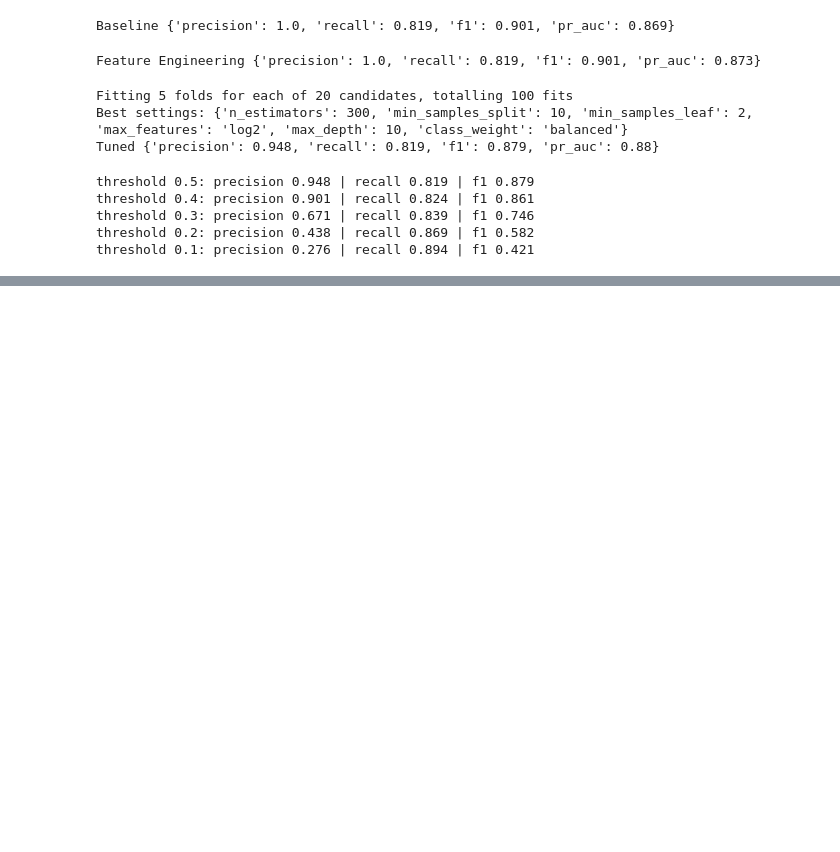
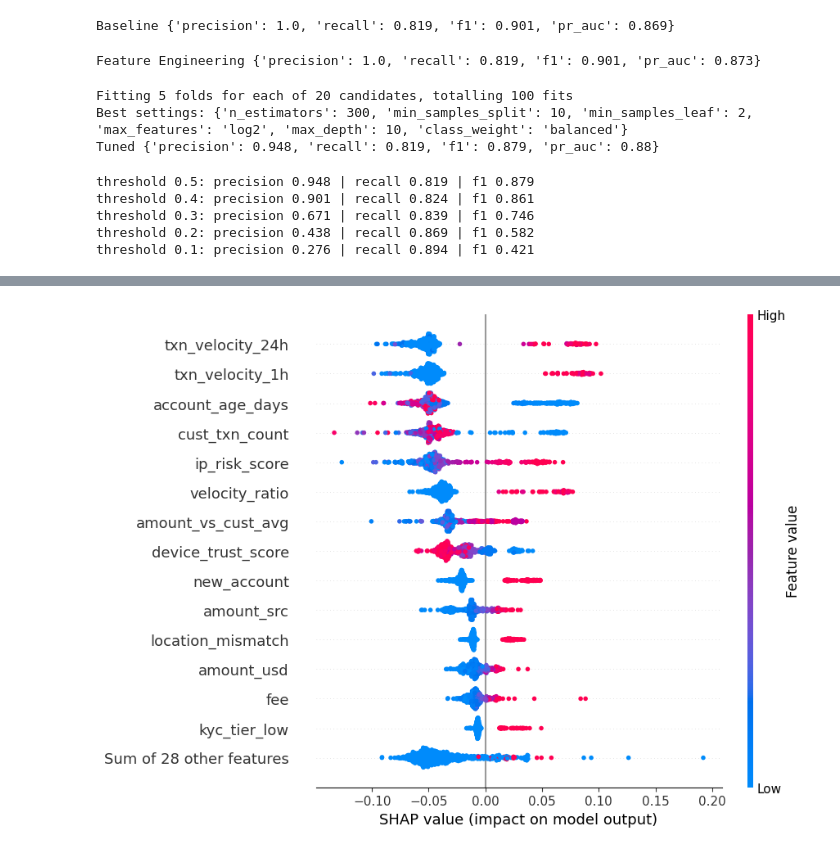
Before and after one commit to grandpacltn/novapay-fraud-detection, a Jupyter notebook: notebook/EDA.ipynb, the cells around one changed output, grey strips where cells are left out. Cells and saved outputs as stored; diff of their text form; code cells hidden in the pictures; blank space fills up the shorter version.

```diff
--- a/notebook/EDA.ipynb
+++ b/notebook/EDA.ipynb
@@ -620,0 +655,12 @@ threshold 0.1: precision 0.276 | recall 0.894 | f1 0.421
+# %%
+# SHAP: explain how the tuned model makes decisions
+import shap
+
+sample = X_test_fe.sample(500, random_state=42).astype(float)
+explainer = shap.TreeExplainer(tuned)
+shap_values = explainer(sample)
+
+# Overall view: how each feature pushes predictions towards fraud
+shap.plots.beeswarm(shap_values[:, :, 1], max_display=15)
+# %% [output]
+[figure, added]
```
Also changed, not shown: parts of 4 cells of this notebook, 1 other file.
